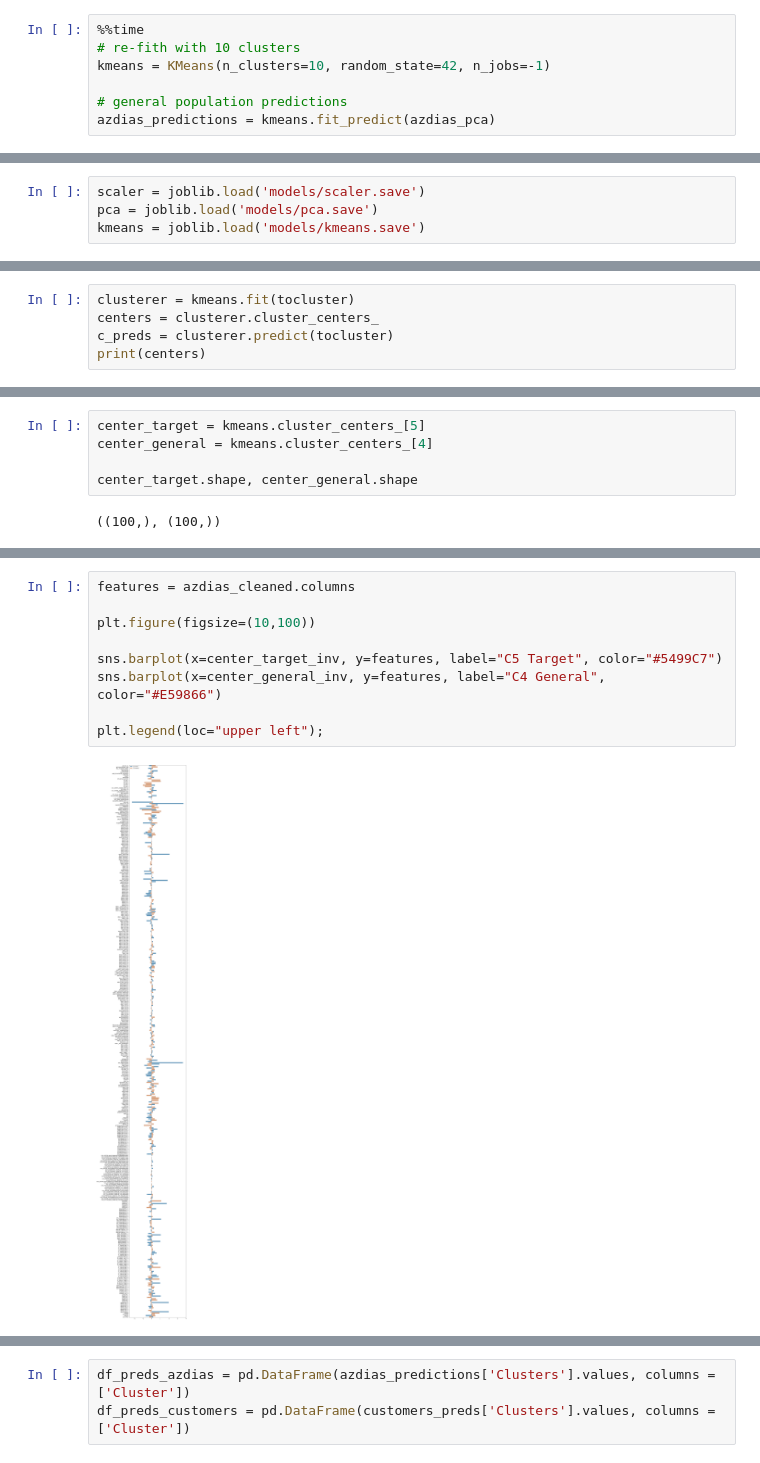
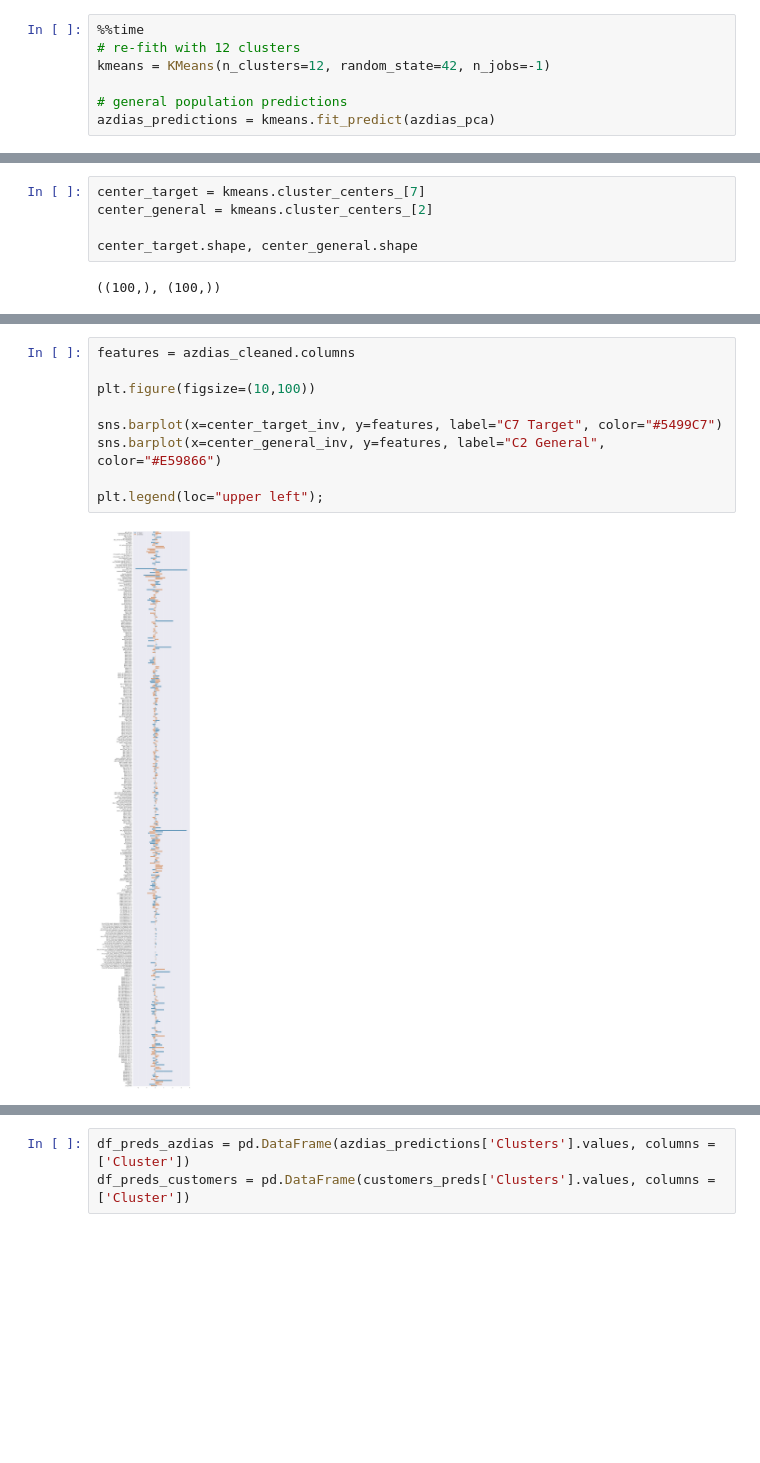
Before and after one commit to michanN/capstone-arvato, a Jupyter notebook: Arvato Project Workbook.ipynb, the cells around one changed output, grey strips where cells are left out. Drawn from its saved outputs; the diff is of its cells as text; blank space fills up the shorter version.

```diff
--- a/Arvato Project Workbook.ipynb
+++ b/Arvato Project Workbook.ipynb
@@ -781,7 +781,7 @@ plt.plot(n_clusters, np.abs(scores), linestyle='-', marker='o', color='red');
 # %%
 %%time
-# re-fith with 10 clusters
-kmeans = KMeans(n_clusters=10, random_state=42, n_jobs=-1)
+# re-fith with 12 clusters
+kmeans = KMeans(n_clusters=12, random_state=42, n_jobs=-1)
 
 # general population predictions
 azdias_predictions = kmeans.fit_predict(azdias_pca)
@@ -805,4 +795,0 @@ MemoryError:
-# %%
-scaler = joblib.load('models/scaler.save')
-pca = joblib.load('models/pca.save')
-kmeans = joblib.load('models/kmeans.save')
@@ -819,5 +795,0 @@ tocluster = pd.DataFrame(ps[[0,1]])
-# %%
-clusterer = kmeans.fit(tocluster)
-centers = clusterer.cluster_centers_
-c_preds = clusterer.predict(tocluster)
-print(centers)
@@ -884,6 +849,6 @@ sns.barplot(x="Cluster", y="Proportions", hue="Dataset", data=df_props);
 # %%
-center_target = kmeans.cluster_centers_[5]
-center_general = kmeans.cluster_centers_[4]
+center_target = kmeans.cluster_centers_[7]
+center_general = kmeans.cluster_centers_[2]
 
 center_target.shape, center_general.shape
 # %% [output]
@@ -896,11 +860,11 @@ center_general_inv = pca.inverse_transform(center_general)
 # %%
 features = azdias_cleaned.columns
 
 plt.figure(figsize=(10,100))
 
-sns.barplot(x=center_target_inv, y=features, label="C5 Target", color="#5499C7")
-sns.barplot(x=center_general_inv, y=features, label="C4 General", color="#E59866")
+sns.barplot(x=center_target_inv, y=features, label="C7 Target", color="#5499C7")
+sns.barplot(x=center_general_inv, y=features, label="C2 General", color="#E59866")
 
 plt.legend(loc="upper left");
 # %% [output]
-[figure, old version]
+[figure, new version]
```
Also changed, not shown: parts of 51 cells of this notebook, 7 other files.
